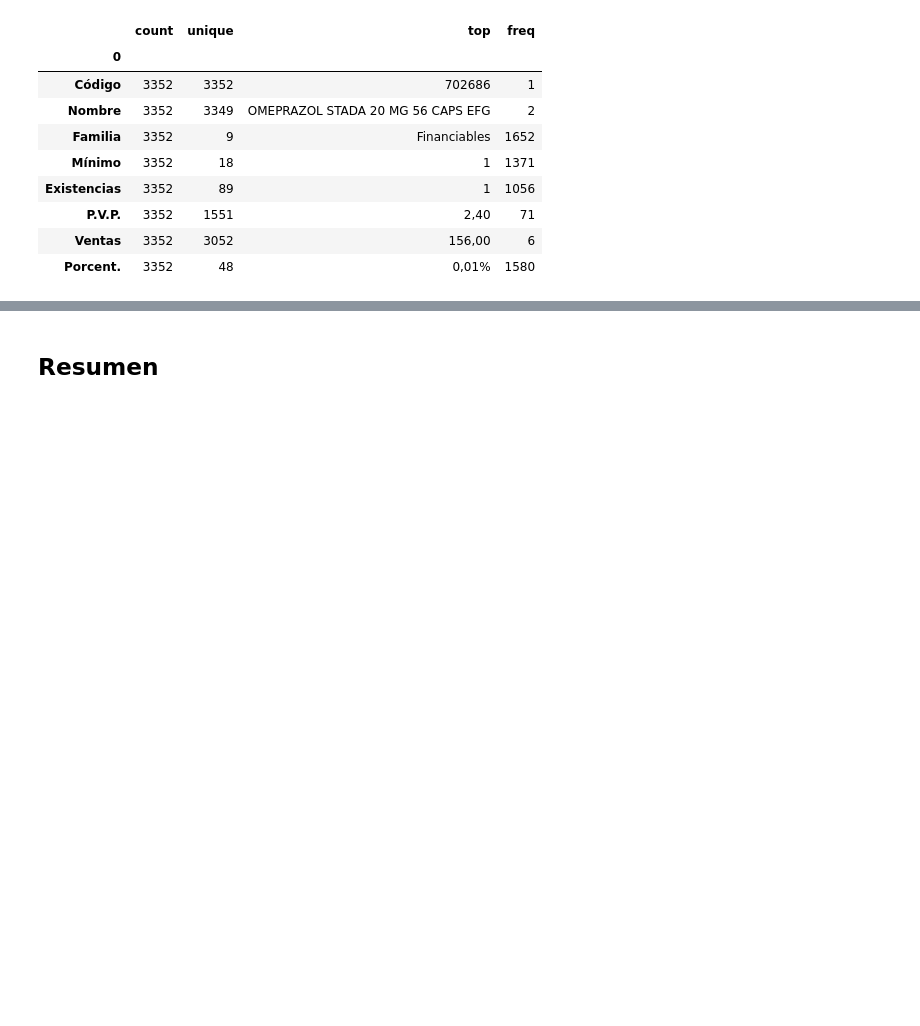
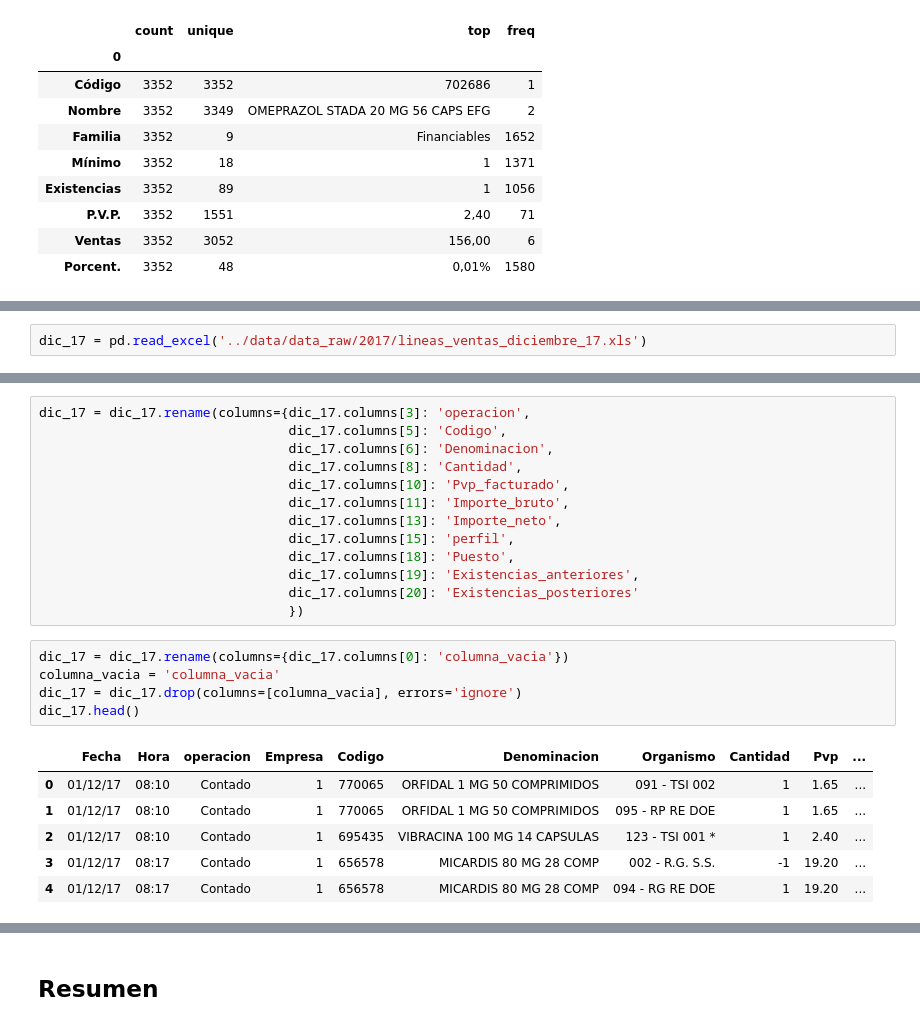
Before and after one commit to Blanca95/Final_proyect_SME_real_case, a Jupyter notebook: notebook/1_ETL.ipynb, the cells around one changed output, grey strips where cells are left out. Saved outputs shown, nothing was run; the diff lists cells and outputs as text; blank space fills up the shorter version.

```diff
--- a/notebook/1_ETL.ipynb
+++ b/notebook/1_ETL.ipynb
@@ -105,0 +117,2 @@ df.describe().T
+# %%
+dic_17 = pd.read_excel('../data/data_raw/2017/lineas_ventas_diciembre_17.xls')
@@ -105,0 +128,25 @@ df.describe().T
+# %%
+dic_17 = dic_17.rename(columns={dic_17.columns[3]: 'operacion',
+                                dic_17.columns[5]: 'Codigo',
+                                dic_17.columns[6]: 'Denominacion',
+                                dic_17.columns[8]: 'Cantidad',
+                                dic_17.columns[10]: 'Pvp_facturado',
+                                dic_17.columns[11]: 'Importe_bruto',
+                                dic_17.columns[13]: 'Importe_neto',
+                                dic_17.columns[15]: 'perfil',
+                                dic_17.columns[18]: 'Puesto',
+                                dic_17.columns[19]: 'Existencias_anteriores',
+                                dic_17.columns[20]: 'Existencias_posteriores'
+                                })
+# %%
+dic_17 = dic_17.rename(columns={dic_17.columns[0]: 'columna_vacia'})
+columna_vacia = 'columna_vacia'
+dic_17 = dic_17.drop(columns=[columna_vacia], errors='ignore')
+dic_17.head()
+# %% [output]
+|  | Fecha | Hora | operacion | Empresa | Codigo | Denominacion | Organismo | Cantidad | Pvp | ... |
+| 0 | 01/12/17 | 08:10 | Contado | 1 | 770065 | ORFIDAL 1 MG 50 COMPRIMIDOS | 091 - TSI 002 | 1 | 1.65 | ... |
+| 1 | 01/12/17 | 08:10 | Contado | 1 | 770065 | ORFIDAL 1 MG 50 COMPRIMIDOS | 095 - RP RE DOE | 1 | 1.65 | ... |
+| 2 | 01/12/17 | 08:10 | Contado | 1 | 695435 | VIBRACINA 100 MG 14 CAPSULAS | 123 - TSI 001 * | 1 | 2.40 | ... |
+| 3 | 01/12/17 | 08:17 | Contado | 1 | 656578 | MICARDIS 80 MG 28 COMP | 002 - R.G. S.S. | -1 | 19.20 | ... |
+| 4 | 01/12/17 | 08:17 | Contado | 1 | 656578 | MICARDIS 80 MG 28 COMP | 094 - RG RE DOE | 1 | 19.20 | ... |
```
Also changed, not shown: parts of 12 cells of this notebook, 9 other files.
